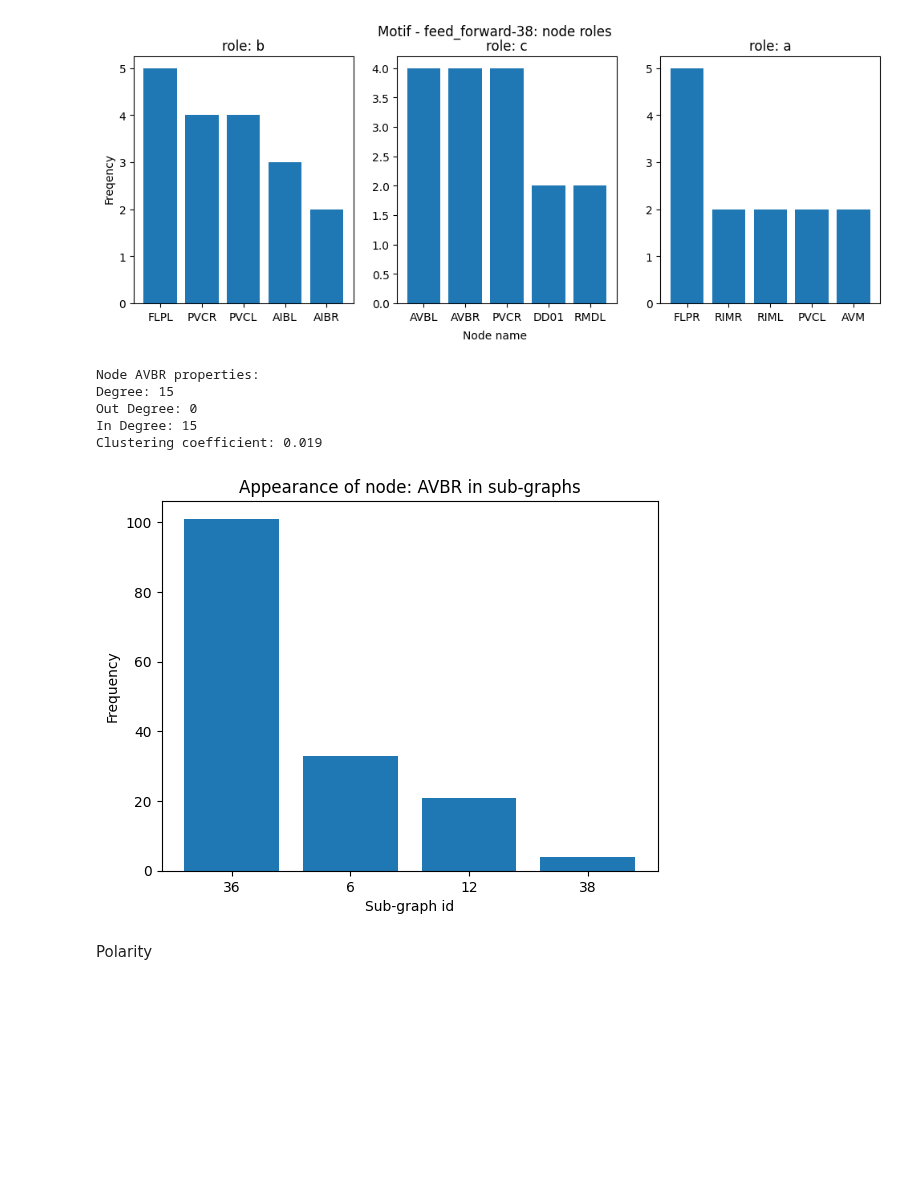
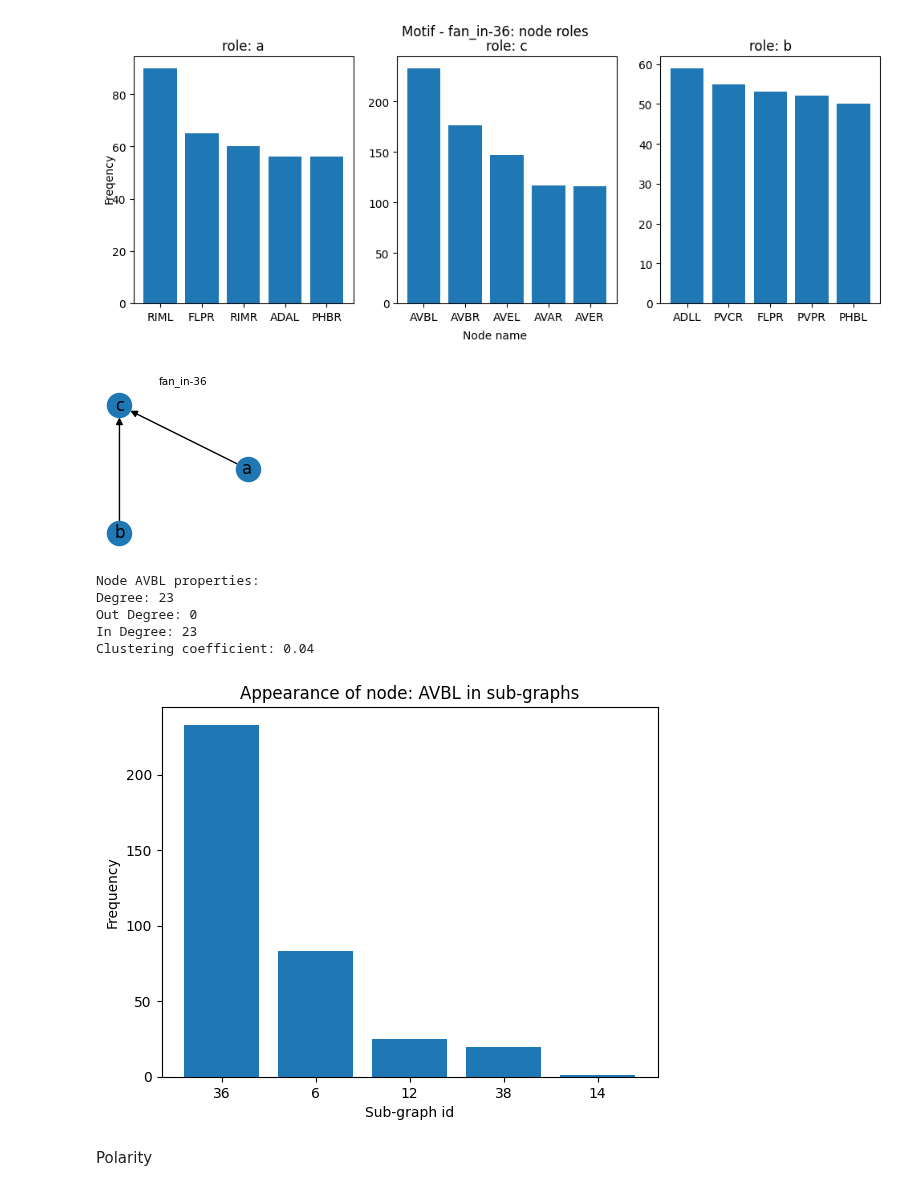
Before and after one commit to deangeckt/network_motifs, a Jupyter notebook: post_motif_analysis/motif_analysis.ipynb, the cells around one changed output. Saved outputs shown, nothing was run; the diff lists cells and outputs as text; code cells hidden in the pictures; blank space fills up the shorter version.

Commit message:
motif notebook - polarity draw fix - include double edges pol sign

```diff
--- a/post_motif_analysis/motif_analysis.ipynb
+++ b/post_motif_analysis/motif_analysis.ipynb
@@ -11,7 +11,7 @@ import matplotlib.pyplot as plt
 import networkx as nx
 from typing import Union
 # %%
-data = import_results('results/pol_k3_m10.bin')
+data = import_results('results/pol_k3_m5.bin')
 args = data['args']
 motifs = data['motifs']
 network = load_network_from_args(args)
@@ -60,3 +53,21 @@ if " " in i:
+# %%
+def draw_motif(motif, ax):
+    ax.axis('off')
+
+    title = f'{motif.name.value}-{motif.id}' if motif.name.value != MotifName.na else motif.id
+    ax.set_title(title, fontsize=7.5)
+
+    graph = nx.DiGraph(motif.role_pattern)
+    pos = nx.circular_layout(graph, dim=2)
+    nx.draw_networkx(graph, pos, ax=ax)
+
+    if motif.polarity:
+        for role, pol in zip(motif.role_pattern, motif.polarity):
+            s,t = role
+            graph[s][t]['polarity']= pol
+
+        edge_labels=dict([((u,v,),d['polarity']) for u,v,d in graph.edges(data=True)])
+        nx.draw_networkx_edge_labels(graph,pos,edge_labels=edge_labels, ax=ax, font_color='k', font_weight='bold', label_pos=0.3)
 # %%
 def plot_motifs_z(motifs_list, motif_type, top=10):
     if not len(motifs_list):
@@ -113,7 +109,6 @@ def plot_motif_roles(motif, top=5):
         print(f'n_real: {motif.n_real}')
         return
     fig, ax = plt.subplots(nrows=1, ncols=num_of_roles, figsize=(num_of_roles*4, 4))
-
     title = f'{motif.name.value}-{motif.id}' if motif.name.value != MotifName.na else motif.id
     fig.suptitle(f'Motif - {title}: node roles')
     fig.text(0.5, 0.01, 'Node name', ha='center', va='center')
@@ -125,6 +120,9 @@ def plot_motif_roles(motif, top=5):
         ax_ = ax[idx]
         ax_.bar(nodes, freqs)
         ax_.set_title(f'role: {role}')
+
+    fig, ax = plt.subplots(nrows=1, ncols=1, figsize=(2, 2))
+    draw_motif(motif, ax)
 # %%
 def node_properties(node: Union[str, int]):
     print(f'Node {node} properties:')
@@ -172,16 +170,17 @@ none: 5/13
 # %%
-plot_motif_roles(motifs[38])
+plot_motif_roles(motifs[36], top=5)
 # %% [output]
-[figure, old version]
+[figure, new version]
+[figure, added]
 # %%
-node_properties('AVBR')
+node_properties('AVBL')
 # %% [output]
-Node AVBR properties:
-Degree: 15
+Node AVBL properties:
+Degree: 23
 Out Degree: 0
-In Degree: 15
-Clustering coefficient: 0.019
+In Degree: 23
+Clustering coefficient: 0.04
-[figure, old version]
+[figure, new version]
 # %% [markdown]
 Polarity
 # %%
```
Also changed, not shown: parts of 6 cells of this notebook, 2 other files.
